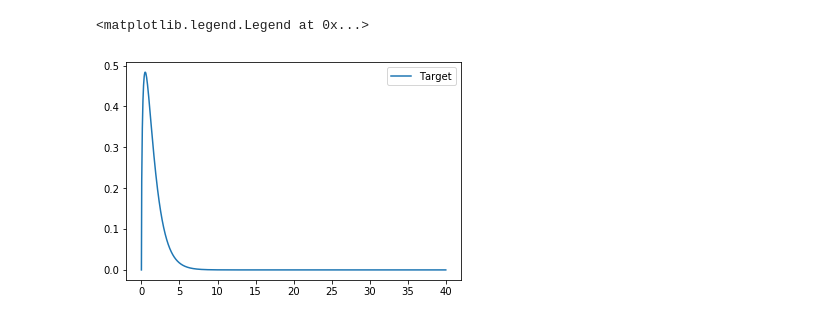
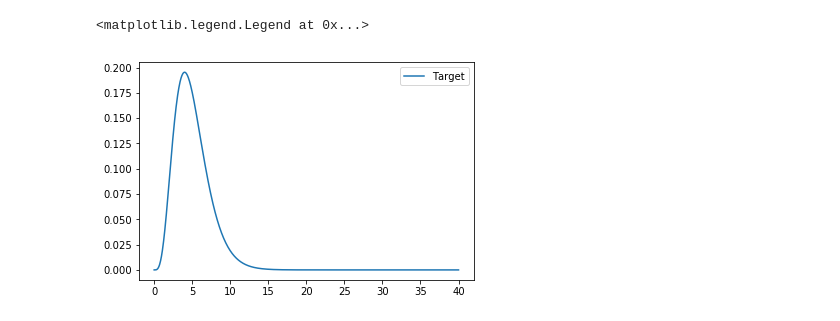
Before and after one commit to adamlu123/sandbox, a Jupyter notebook: GammaDistributionLearning.ipynb, the cells around one changed output. Saved outputs shown, nothing was run; the diff lists cells and outputs as text; code cells hidden in the pictures.

```diff
--- a/GammaDistributionLearning.ipynb
+++ b/GammaDistributionLearning.ipynb
@@ -5,11 +5,12 @@ import matplotlib.pyplot as plt
 import torch
 from torch.distributions import Normal, Uniform, Gamma
 # %%
-target_distribution = Gamma(concentration=1.5, rate=1)
-target_sample = target_distribution.sample([128])
-plt.plot(np.linspace(0, 40, 1000), target_distribution.log_prob(torch.linspace(0.000, 40, 1000)).exp().tolist(), label='Target')
+target_distribution = Gamma(concentration=5, rate=1)
+# target_sample = target_distribution.sample([128])
+x = np.linspace(0, 40, 1000)
+plt.plot(x, target_distribution.log_prob(torch.tensor(x)).exp().tolist(), label='Target')
 plt.legend()
 # plt.xticks(np.linspace(0.001, 20, 1))
 # %% [output]
 <matplotlib.legend.Legend at 0x...>
-[figure, old version]
+[figure, new version]
```
Also changed, not shown: parts of 1 cell of this notebook, 2 other files.
